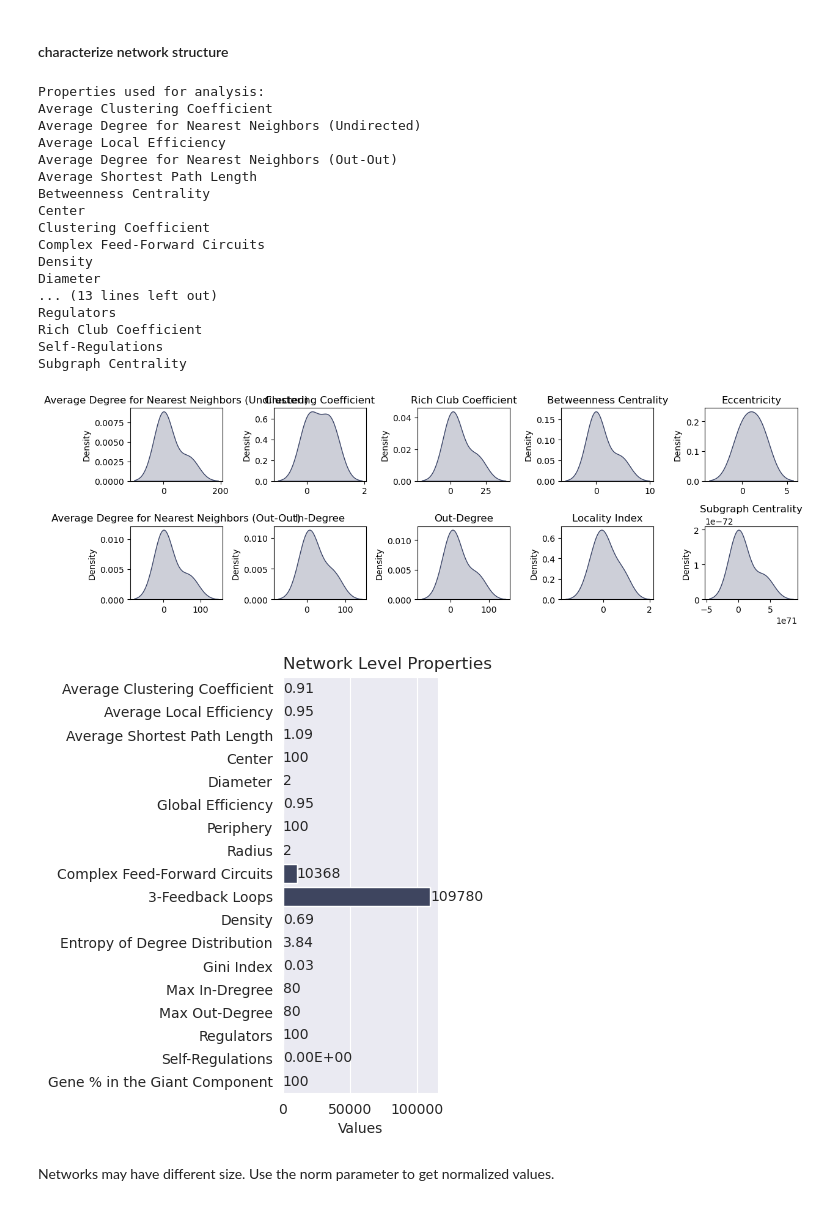
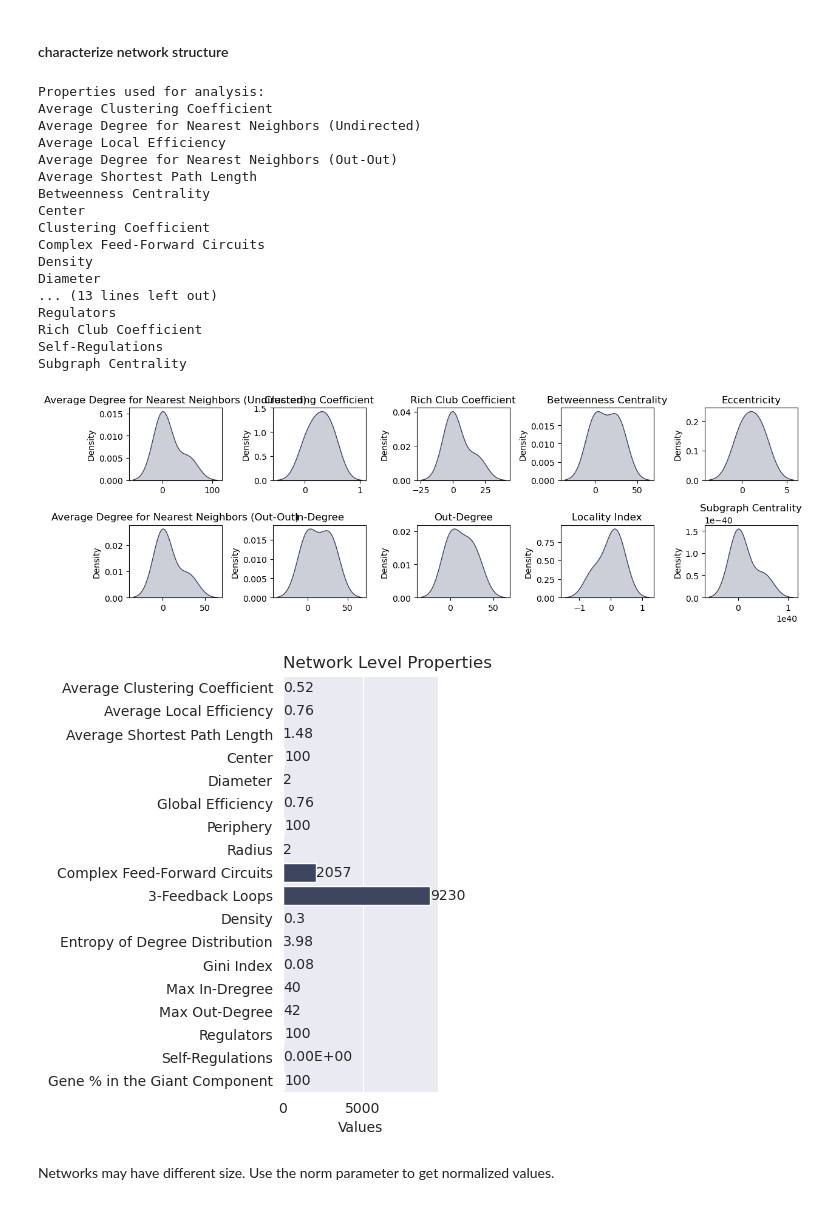
Before and after one commit to freyrelab/netective, a Jupyter notebook: docs/module_tutorial.ipynb, the cells around one changed output. Drawn from its saved outputs; the diff is of its cells as text; code cells hidden in the pictures.

```diff
--- a/docs/module_tutorial.ipynb
+++ b/docs/module_tutorial.ipynb
@@ -43,31 +43,31 @@ from scipy.stats import spearmanr
 # %%
 from netective import characterize_network
 
 # Let's create a random network to characterize
-G = nx.erdos_renyi_graph(100, 0.7, directed=True)
+G = nx.erdos_renyi_graph(100, 0.3, directed=True)
 
 # Characterize the network is as simple as calling the function with the network and an identifier as arguments
 characterize_network(G, "my_network")
 # %% [output]
 Properties used for analysis:
 Average Clustering Coefficient
 Average Degree for Nearest Neighbors (Undirected)
 Average Local Efficiency
 Average Degree for Nearest Neighbors (Out-Out)
 Average Shortest Path Length
 Betweenness Centrality
 Center
 Clustering Coefficient
 Complex Feed-Forward Circuits
 Density
 Diameter
 ... (13 lines left out)
 Regulators
 Rich Club Coefficient
 Self-Regulations
 Subgraph Centrality
-[figure, old version]
+[figure, new version]
-[figure, old version]
+[figure, new version]
 # %% [markdown]
 Networks may have different size. Use the norm parameter to get normalized values.
 # %%
```
Also changed, not shown: parts of 2 cells of this notebook, 3 other files.
